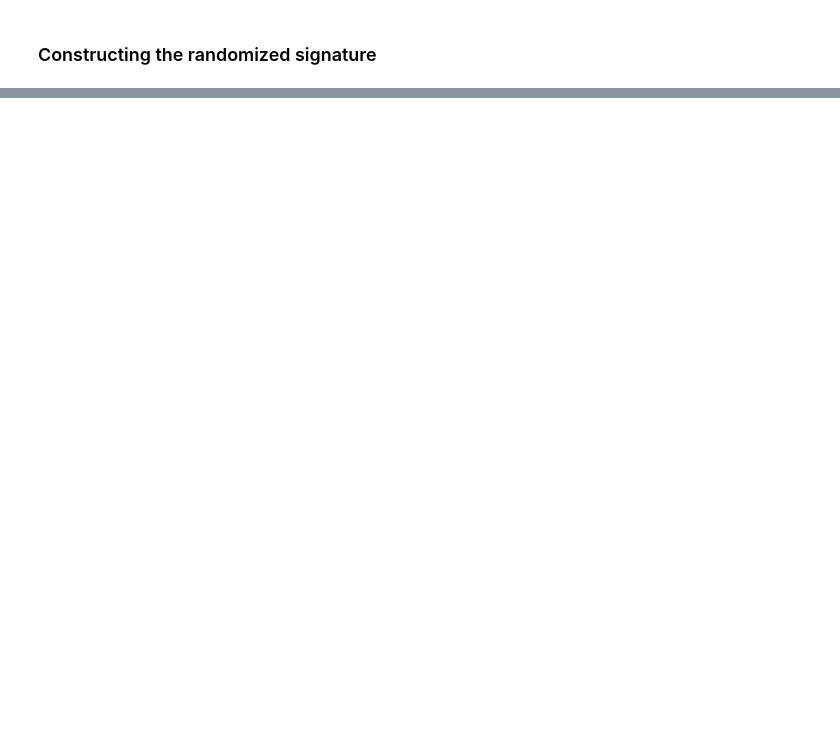
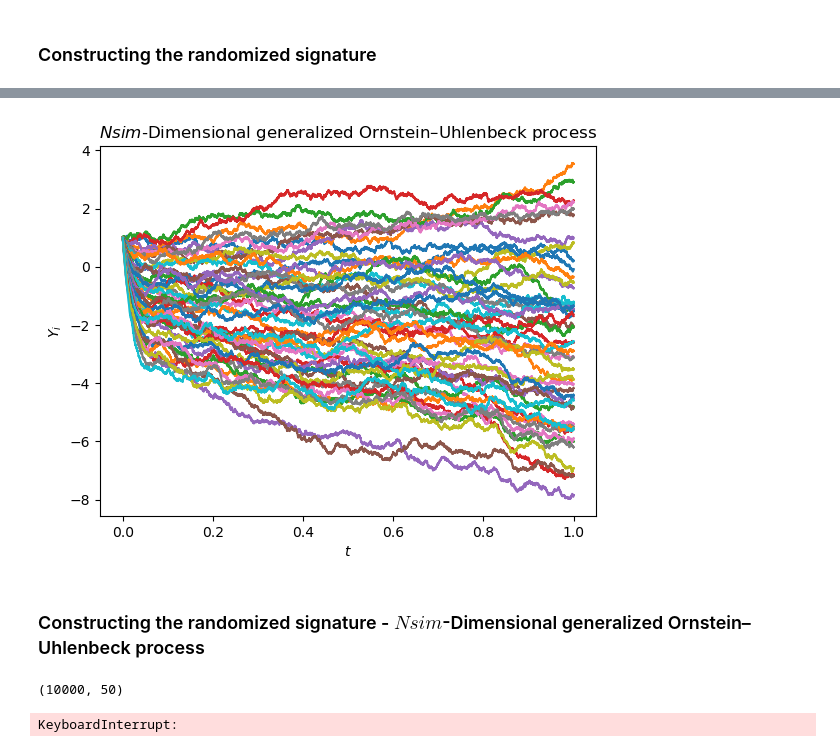
Before and after one commit to vdrvar/signature_randomization_differential-equations, a Jupyter notebook: Signature - Simulation.ipynb, the cells around one changed output, grey strips where cells are left out. Drawn from its saved outputs; the diff is of its cells as text; code cells hidden in the pictures; blank space fills up the shorter version.

```diff
--- a/Signature - Simulation.ipynb
+++ b/Signature - Simulation.ipynb
@@ -454,0 +442,33 @@ plt.show()
+# %%
+y0_Nsim, mu_Nsim = np.ones(Nsim), np.ones(Nsim)
+sigma_Nsim = np.eye(Nsim)
+theta_Nsim = np.zeros((Nsim, Nsim))
+
+for i in range(Nsim):
+    for j in range(Nsim):
+        theta_Nsim[i][j] = (i+1)/(j+1)
+# %%
+Y_Nsim = np.zeros((N,Nsim))
+Y_Nsim[0] = y0_Nsim
+brow_Nsim = np.zeros((N+1,Nsim))
+# %%
+b_Nsim = Brownian()
+
+for i in range(Nsim):
+    brow_Nsim[:,i] = b_Nsim.gen_normal(N+1)
+db_Nsim = np.diff(brow_Nsim, axis = 0)
+# %%
+for i in range(N-1):
+    Y_Nsim[i+1] = Y_Nsim[i] + (mu_Nsim - theta_Nsim @ Y_Nsim[i]) * step + sigma_Nsim @ db_Nsim[i]
+# %%
+for i in range(Nsim):
+    plt.plot(x_axis, Y_Nsim[:,i])
+
+plt.title("$Nsim$-Dimensional generalized Ornstein–Uhlenbeck process")
+plt.xlabel("$t$")
+plt.ylabel("$Y_i$")
+plt.show()
+# %% [output]
+[figure, added]
+# %% [markdown]
+### Constructing the randomized signature - $Nsim$-Dimensional generalized Ornstein–Uhlenbeck process
@@ -454,0 +483,13 @@ plt.show()
+# %%
+dY_Nsim.shape
+# %% [output]
+(10000, 50)
+# %%
+start = timer()
+for i in range(N-1):
+    for j in range(Nsim):
+        Z_Nsim[i+1] = Z_Nsim[i] + (A_Nsim[j]@Z_Nsim[i] + b_Nsim[j])*dY_Nsim[i][j]
+end = timer()
+print(end - start)
+# %% [output]
+KeyboardInterrupt:
```
Also changed, not shown: parts of 56 cells of this notebook.
